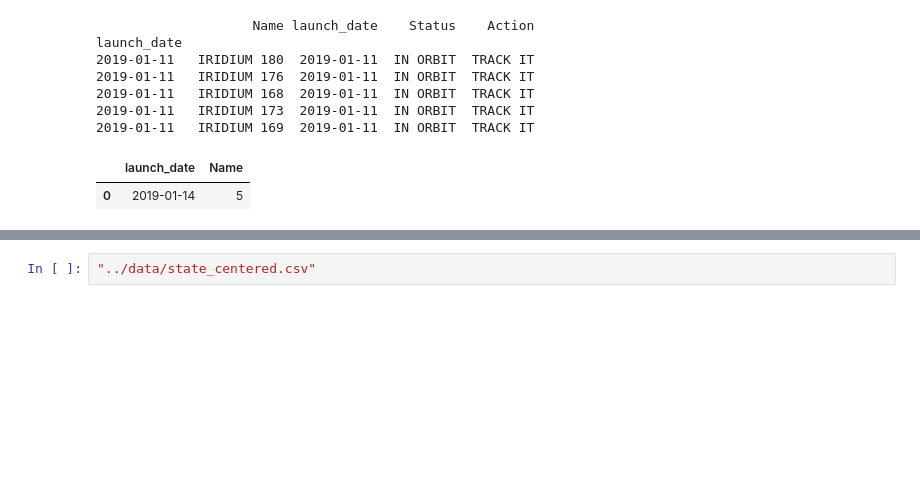
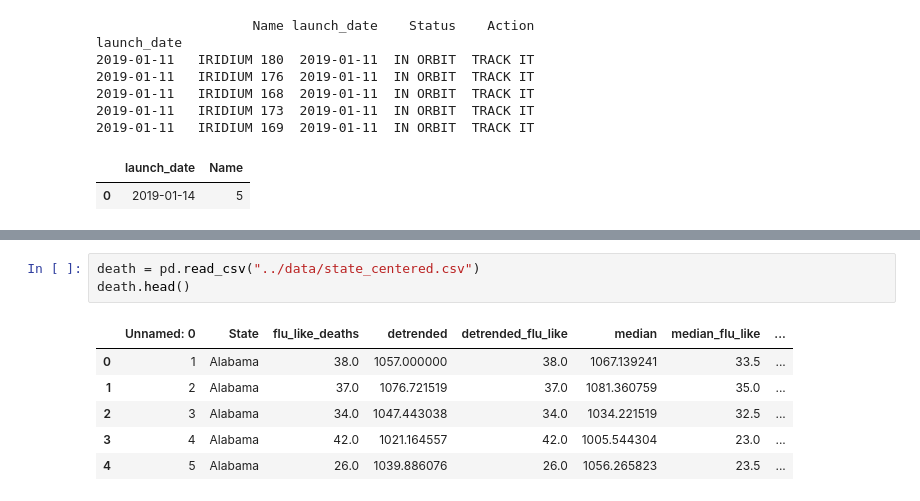
Before and after one commit to matzhaugen/mortality, a Jupyter notebook: notebooks/satellites.ipynb, the cells around one changed output, grey strips where cells are left out. Saved outputs shown, nothing was run; the diff lists cells and outputs as text; blank space fills up the shorter version.

```diff
--- a/notebooks/satellites.ipynb
+++ b/notebooks/satellites.ipynb
@@ -74,2 +76,10 @@ plt.legend()
 # %%
-"../data/state_centered.csv"
+death = pd.read_csv("../data/state_centered.csv")
+death.head()
+# %% [output]
+|  | Unnamed: 0 | State | flu_like_deaths | detrended | detrended_flu_like | median | median_flu_like | ... |
+| 0 | 1 | Alabama | 38.0 | 1057.000000 | 38.0 | 1067.139241 | 33.5 | ... |
+| 1 | 2 | Alabama | 37.0 | 1076.721519 | 37.0 | 1081.360759 | 35.0 | ... |
+| 2 | 3 | Alabama | 34.0 | 1047.443038 | 34.0 | 1034.221519 | 32.5 | ... |
+| 3 | 4 | Alabama | 42.0 | 1021.164557 | 42.0 | 1005.544304 | 23.0 | ... |
+| 4 | 5 | Alabama | 26.0 | 1039.886076 | 26.0 | 1056.265823 | 23.5 | ... |
```
Also changed, not shown: parts of 6 cells of this notebook.
